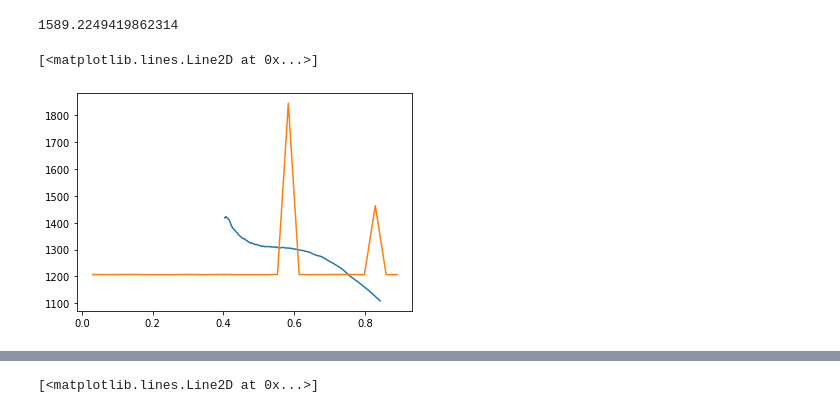
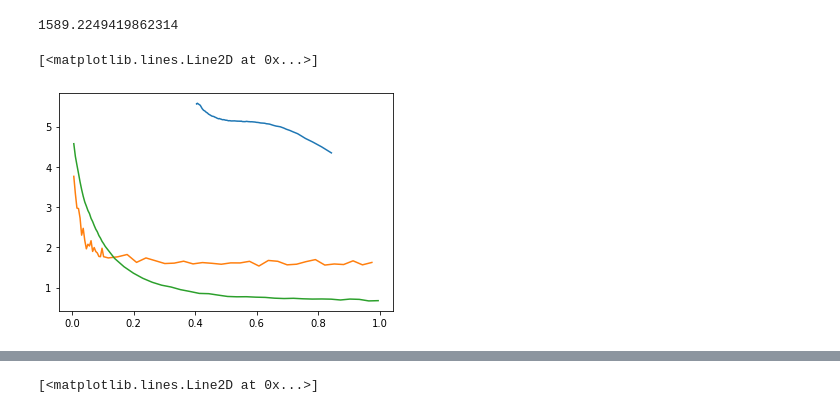
Before and after one commit to tang-ji/autoencoder, a Jupyter notebook: autoencoder_compression_rate.ipynb, the cells around one changed output, grey strips where cells are left out. Saved outputs shown, nothing was run; the diff lists cells and outputs as text; code cells hidden in the pictures.

Commit message:
new models

```diff
--- a/autoencoder_compression_rate.ipynb
+++ b/autoencoder_compression_rate.ipynb
@@ -20,5 +20,5 @@ from sys import getsizeof
 Using TensorFlow backend.
 # %%
 (x_train, _), (x_test, _) = mnist.load_data()
-# x_train = x_train.astype('float32') / 255.
-# x_test = x_test.astype('float32') / 255.
+x_train = x_train.astype('float32') / 255.
+x_test = x_test.astype('float32') / 255.
@@ -24,0 +65,18 @@ Using TensorFlow backend.
+# %%
+import pickle as pk
+for i in range(20, 196, 6):
+    encoder, decoder, autoencoder = create_model('Dense', encoding_dim=i+1)
+    print('model' + str(i+1))
+    autoencoder.fit(x_train, x_train,
+                    epochs=49,
+                    batch_size=1024,
+                    shuffle=True,
+                    validation_data=(x_test, x_test),
+                    verbose=0)
+    autoencoder.fit(x_train, x_train,
+                    epochs=1,
+                    batch_size=1024,
+                    shuffle=True,
+                    validation_data=(x_test, x_test),
+                    verbose=2)
+    pk.dump([encoder, decoder, autoencoder], open('model_dense' + str(i+1) + '.pkl', 'wb'))
@@ -25,15 +101,18 @@ Using TensorFlow backend.
 # %%
 import pickle as pk
-for i in range(30):
-    try:
-        [encoder, decoder, autoencoder] = pk.load(open('model' + str(i+1) + '.pkl', 'rb'))
-    except:
-        encoder, decoder, autoencoder = create_model('CNN', encoding_dim=i+1)
-        pass
+for i in range(22, 196, 6):
+    encoder, decoder, autoencoder = create_model('CNN', encoding_dim=i+1)
+    print('model' + str(i+1))
     autoencoder.fit(x_train, x_train,
-                    epochs=50,
+                    epochs=29,
                     batch_size=1024,
                     shuffle=True,
                     validation_data=(x_test, x_test),
                     verbose=0)
+    autoencoder.fit(x_train, x_train,
+                    epochs=1,
+                    batch_size=1024,
+                    shuffle=True,
+                    validation_data=(x_test, x_test),
+                    verbose=2)
     pk.dump([encoder, decoder, autoencoder], open('model' + str(i+1) + '.pkl', 'wb'))
@@ -85,9 +182,10 @@ for i in range(1, 96):
     mse_loss.append(np.mean(np.linalg.norm(np.array(y_test)-x_test, axis=(1,2), ord=2)))
     file_size.append(np.mean(y_size))
 # %%
-plt.plot(file_size, mse_loss)
+plt.plot(file_size, np.array(mse_loss)/255.)
 plt.plot(file_size_auto, mse_loss_auto)
+plt.plot(file_size_dense, mse_loss_dense)
 # plt.plot(getsize('out_encode.npy')/912, np.linalg.norm(a[0]-x_train[0], ord=2), 'or')
 # %% [output]
 [<matplotlib.lines.Line2D at 0x...>]
-[figure, old version]
+[figure, new version]
```
Also changed, not shown: parts of 8 cells of this notebook, 33 other files.
